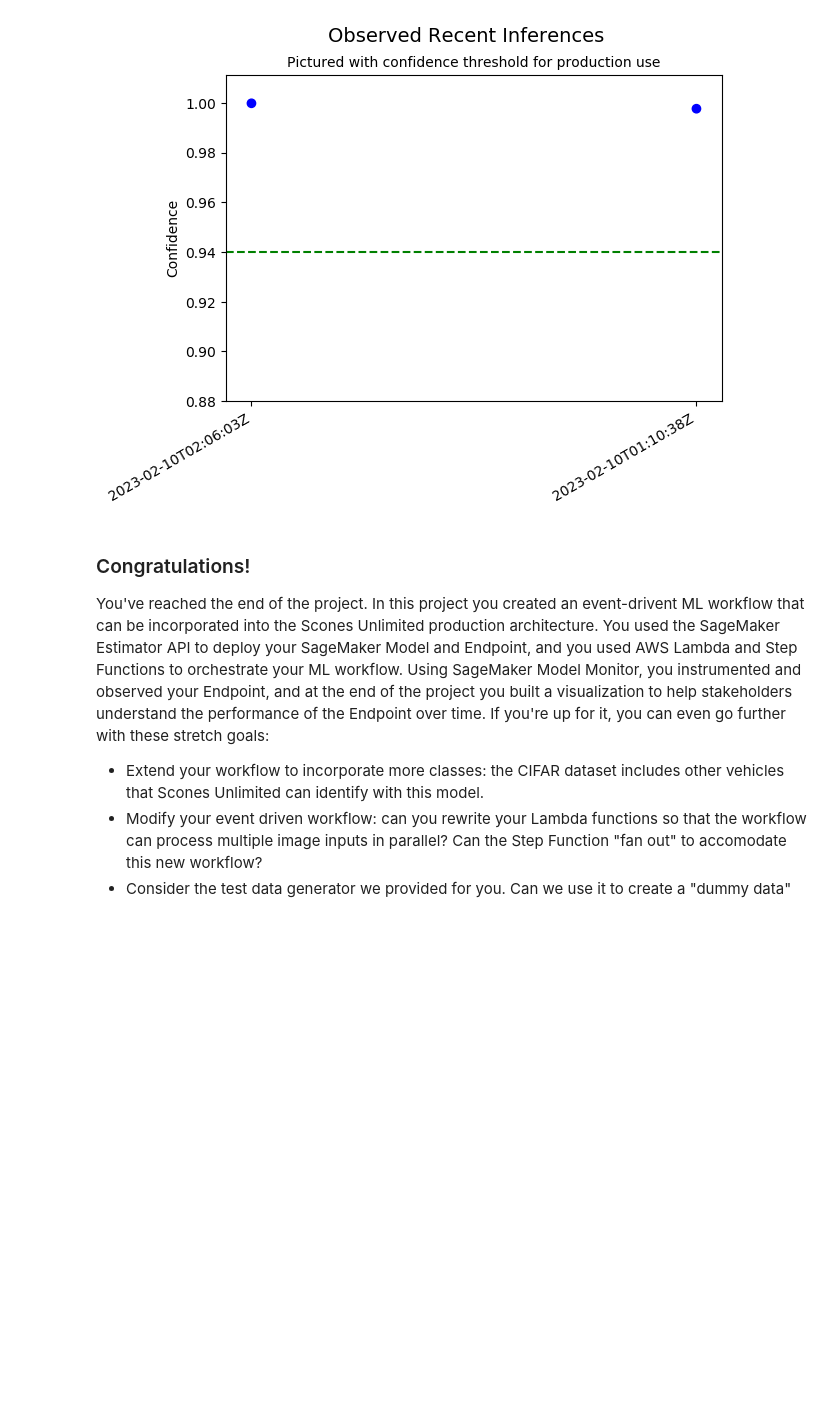
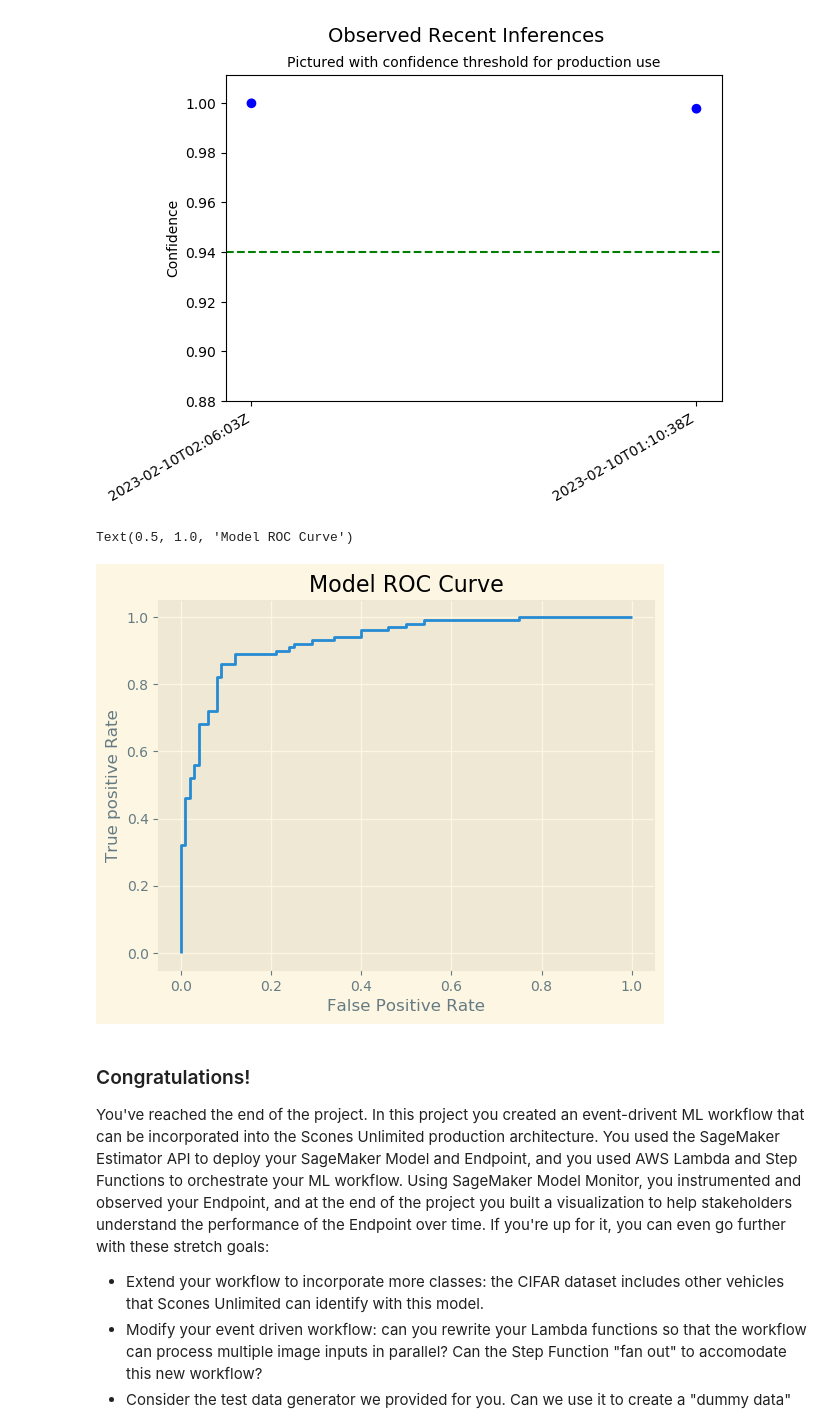
Before and after one commit to udacity/udacity-nd009t-C2-Developing-ML-Workflow, a Jupyter notebook: project/starter.ipynb, the cells around one changed output. Drawn from its saved outputs; the diff is of its cells as text; code cells hidden in the pictures; blank space fills up the shorter version.

Commit message:
update with plot

```diff
--- a/project/starter.ipynb
+++ b/project/starter.ipynb
@@ -691,3 +687,35 @@ plt.gcf().autofmt_xdate()
+# %%
+import json
+
+s3_client = boto3.client("s3")
+preds = s3_client.list_objects(Bucket=bucket, Prefix='test_predictions/')
+
+file_pred_lookup = {}
+
+for file in preds['Contents']:
+    filename = file['Key']
+    if filename[-3:] != 'out':
+        continue
+    data = s3_client.get_object(Bucket=bucket, Key=filename)
+    prediction = json.load(data['Body'])
+    file_pred_lookup[filename] = prediction['prediction'][1]
+# %%
+# pull labels
+labels = s3_client.get_object(Bucket=bucket, Key='test.lst')
+df = pd.read_csv(labels['Body'], sep='\t', names=['sample_no', 'label', 'filename'], index_col=0)
+df['prediction'] = df['filename'].apply(lambda x: file_pred_lookup[f'test_predictions/{x}.out'])
+# %%
+from sklearn.metrics import roc_curve
+
+fpr, tpr, thresh = roc_curve(df['label'], df['prediction'])
+
+plt.plot(fpr, tpr)
+plt.xlabel('False Positive Rate')
+plt.ylabel('True positive Rate')
+plt.title('Model ROC Curve')
+# %% [output]
+Text(0.5, 1.0, 'Model ROC Curve')
+[figure, added]
 # %% [markdown]
 ### Congratulations!
 
```
Also changed, not shown: parts of 1 cell of this notebook.
